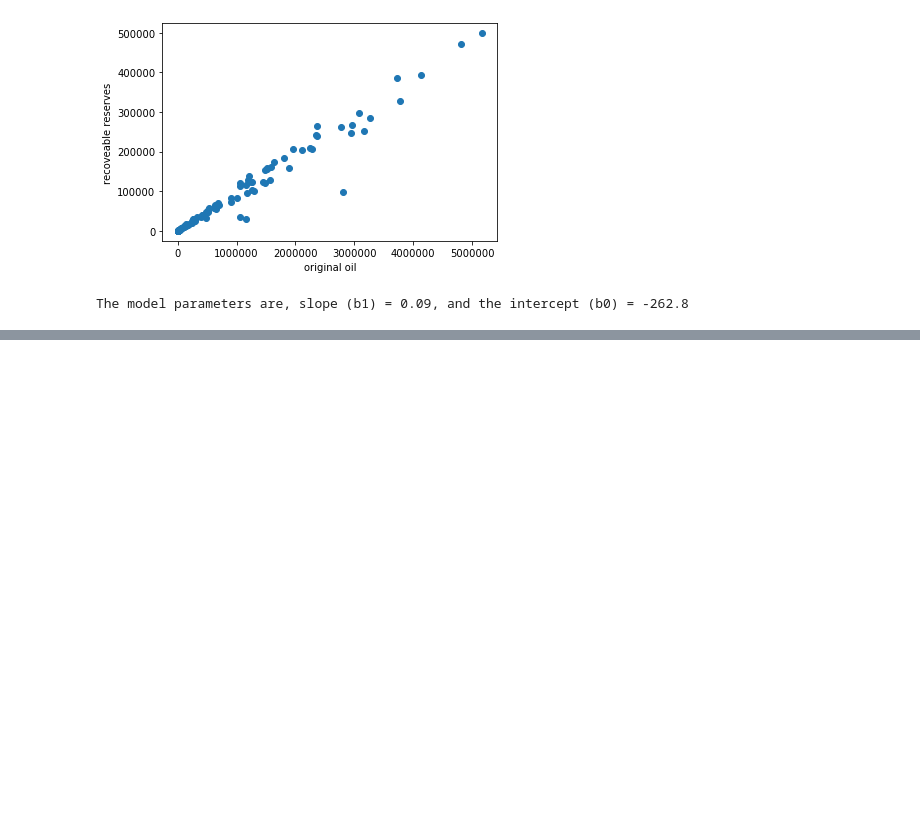
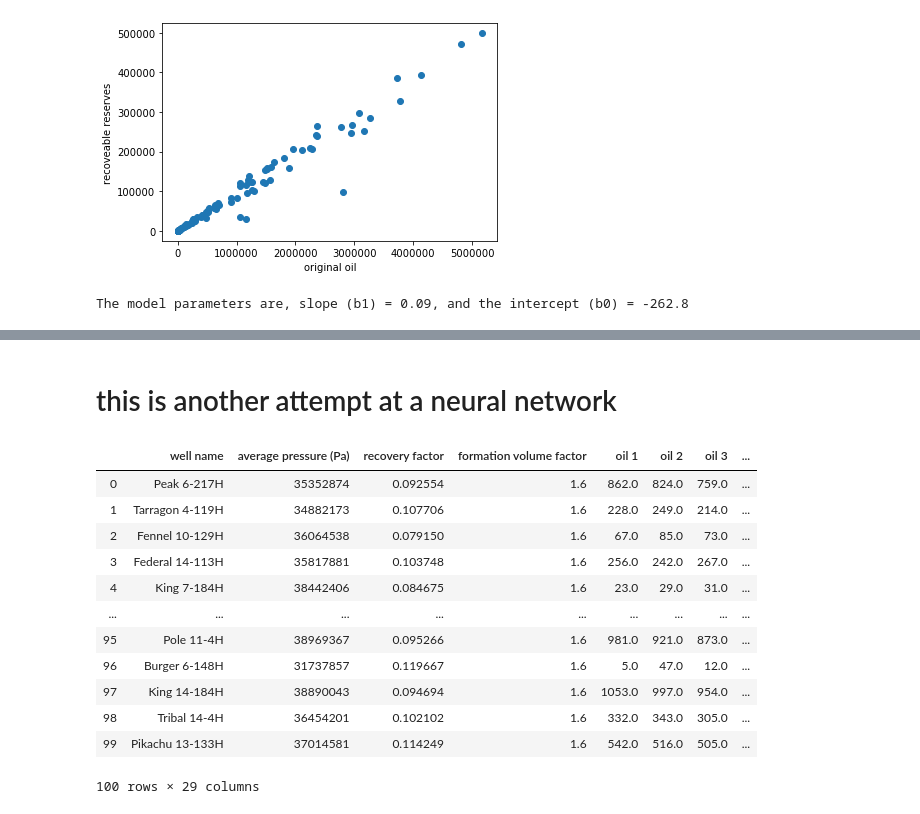
Before and after one commit to noocsharp/final_project, a Jupyter notebook: Final Jupyter notebook.ipynb, the cells around one changed output, grey strips where cells are left out. Cells and saved outputs as stored; diff of their text form; code cells hidden in the pictures; blank space fills up the shorter version.

```diff
--- a/Final Jupyter notebook.ipynb
+++ b/Final Jupyter notebook.ipynb
@@ -209,0 +333,33 @@ plt.scatter(rec_fac, rec_rev)
+# %% [markdown]
+# this is another attempt at a neural network
+# %%
+
+import pandas as pd
+import numpy as np
+import matplotlib.pyplot as plt
+import matplotlib.colors
+import random
+import tensorflow.keras as K
+from tensorflow.keras.callbacks import EarlyStopping
+import os
+
+prod = pd.read_csv('Data\well production.csv')
+# %%
+oil = prod.filter(regex="oil.*")
+total_oil = oil.sum(axis=1)
+prod['total oil'] = total_oil
+prod
+# %% [output]
+|  | well name | average pressure (Pa) | recovery factor | formation volume factor | oil 1 | oil 2 | oil 3 | ... |
+| 0 | Peak 6-217H | 35352874 | 0.092554 | 1.6 | 862.0 | 824.0 | 759.0 | ... |
+| 1 | Tarragon 4-119H | 34882173 | 0.107706 | 1.6 | 228.0 | 249.0 | 214.0 | ... |
+| 2 | Fennel 10-129H | 36064538 | 0.079150 | 1.6 | 67.0 | 85.0 | 73.0 | ... |
+| 3 | Federal 14-113H | 35817881 | 0.103748 | 1.6 | 256.0 | 242.0 | 267.0 | ... |
+| 4 | King 7-184H | 38442406 | 0.084675 | 1.6 | 23.0 | 29.0 | 31.0 | ... |
+| ... | ... | ... | ... | ... | ... | ... | ... | ... |
+| 95 | Pole 11-4H | 38969367 | 0.095266 | 1.6 | 981.0 | 921.0 | 873.0 | ... |
+| 96 | Burger 6-148H | 31737857 | 0.119667 | 1.6 | 5.0 | 47.0 | 12.0 | ... |
+| 97 | King 14-184H | 38890043 | 0.094694 | 1.6 | 1053.0 | 997.0 | 954.0 | ... |
+| 98 | Tribal 14-4H | 36454201 | 0.102102 | 1.6 | 332.0 | 343.0 | 305.0 | ... |
+| 99 | Pikachu 13-133H | 37014581 | 0.114249 | 1.6 | 542.0 | 516.0 | 505.0 | ... |
+100 rows × 29 columns
```
Also changed, not shown: parts of 19 cells of this notebook.
